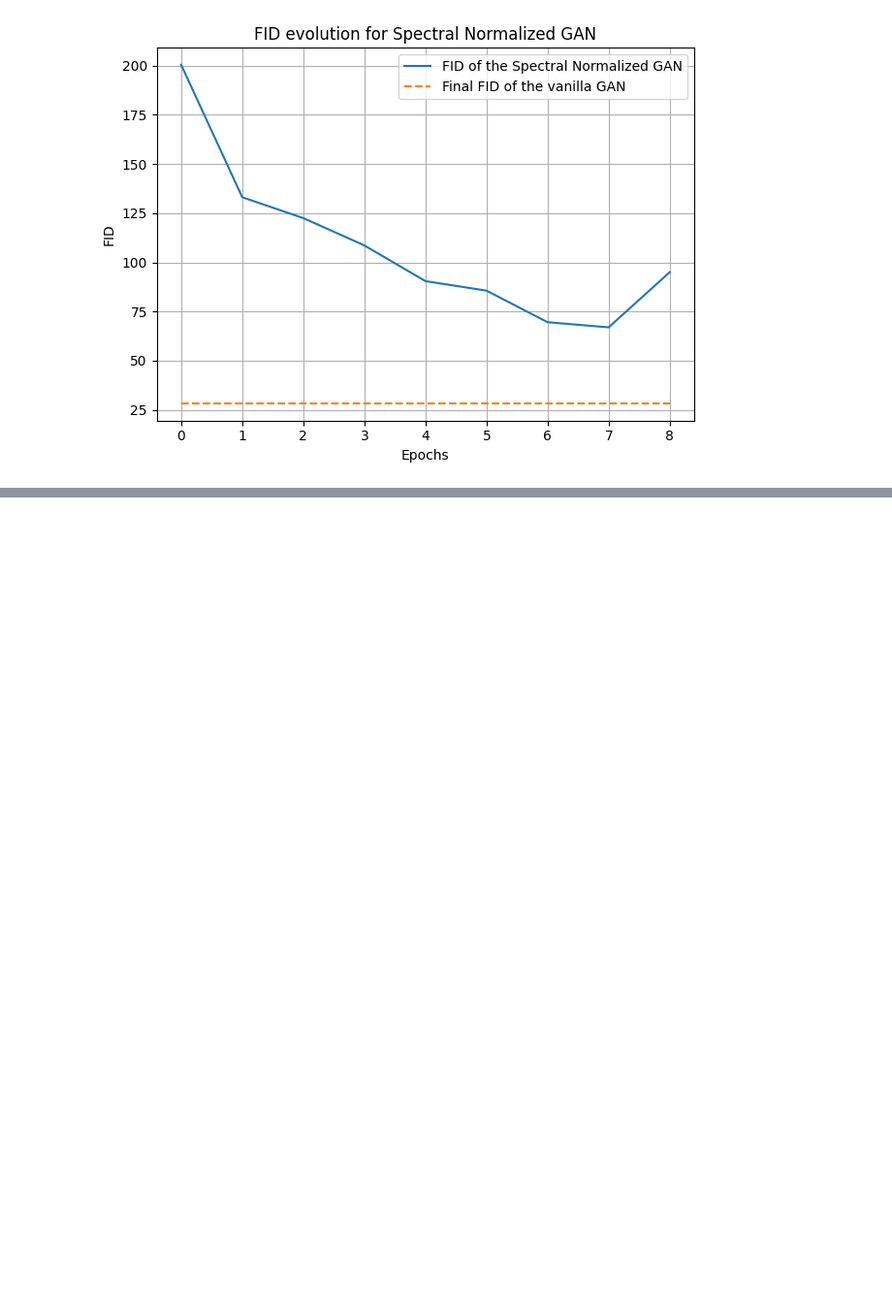
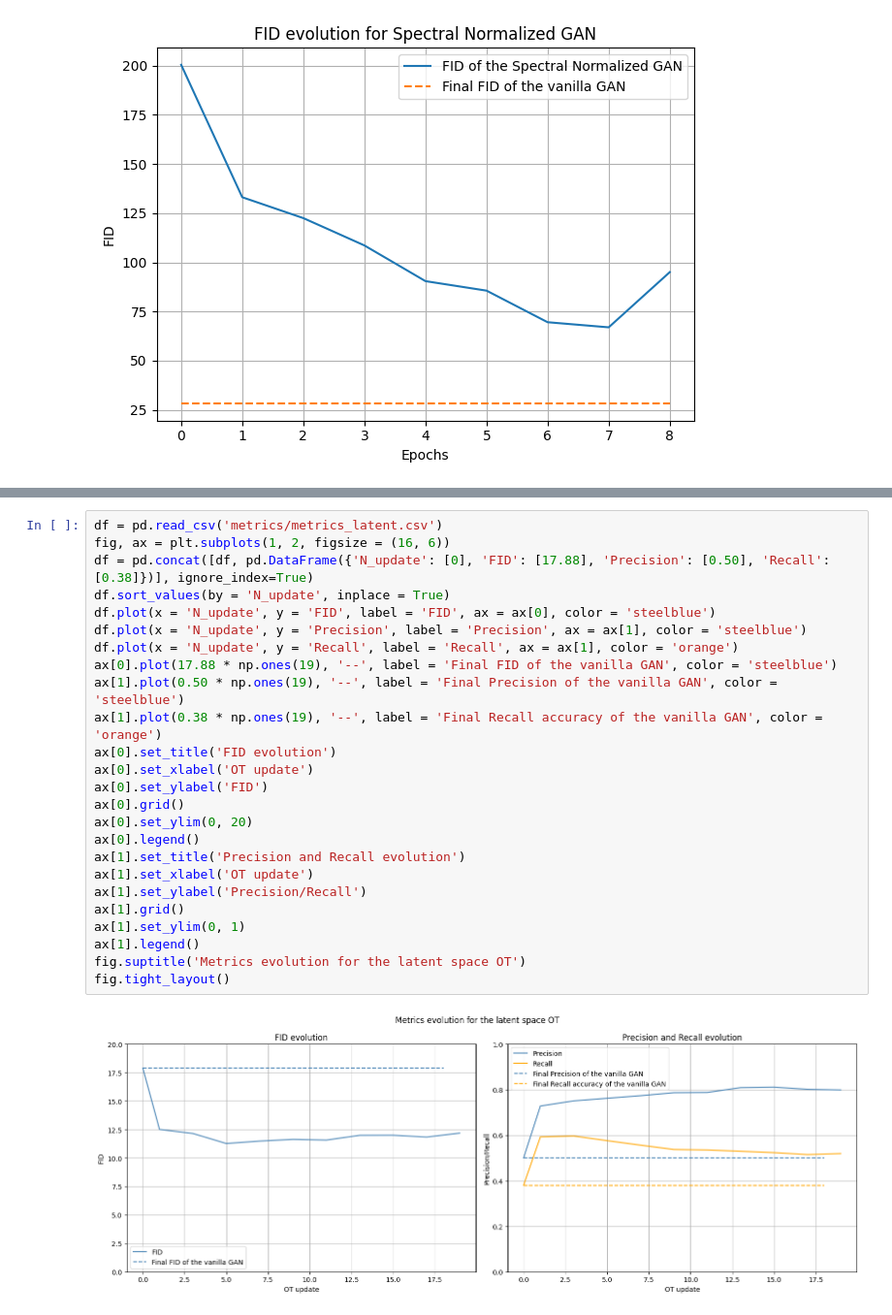
Before and after one commit to metlouf/playing_with_gans, a Jupyter notebook: test.ipynb, the cells around one changed output, grey strips where cells are left out. Shown at 97% size. Drawn from its saved outputs; the diff is of its cells as text; blank space fills up the shorter version.

```diff
--- a/test.ipynb
+++ b/test.ipynb
@@ -90,3 +120,30 @@ plt.tight_layout()
+# %%
+df = pd.read_csv('metrics/metrics_latent.csv')
+fig, ax = plt.subplots(1, 2, figsize = (16, 6))
+df = pd.concat([df, pd.DataFrame({'N_update': [0], 'FID': [17.88], 'Precision': [0.50], 'Recall': [0.38]})], ignore_index=True)
+df.sort_values(by = 'N_update', inplace = True)
+df.plot(x = 'N_update', y = 'FID', label = 'FID', ax = ax[0], color = 'steelblue')
+df.plot(x = 'N_update', y = 'Precision', label = 'Precision', ax = ax[1], color = 'steelblue')
+df.plot(x = 'N_update', y = 'Recall', label = 'Recall', ax = ax[1], color = 'orange')
+ax[0].plot(17.88 * np.ones(19), '--', label = 'Final FID of the vanilla GAN', color = 'steelblue')
+ax[1].plot(0.50 * np.ones(19), '--', label = 'Final Precision of the vanilla GAN', color = 'steelblue')
+ax[1].plot(0.38 * np.ones(19), '--', label = 'Final Recall accuracy of the vanilla GAN', color = 'orange')
+ax[0].set_title('FID evolution')
+ax[0].set_xlabel('OT update')
+ax[0].set_ylabel('FID')
+ax[0].grid()
+ax[0].set_ylim(0, 20)
+ax[0].legend()
+ax[1].set_title('Precision and Recall evolution')
+ax[1].set_xlabel('OT update')
+ax[1].set_ylabel('Precision/Recall')
+ax[1].grid()
+ax[1].set_ylim(0, 1)
+ax[1].legend()
+fig.suptitle('Metrics evolution for the latent space OT')
+fig.tight_layout()
+# %% [output]
+[figure, added]
 # %%
 mnist_dim = 784
 device = torch.device('mps')
```
Also changed, not shown: parts of 8 cells of this notebook, 3 other files.
